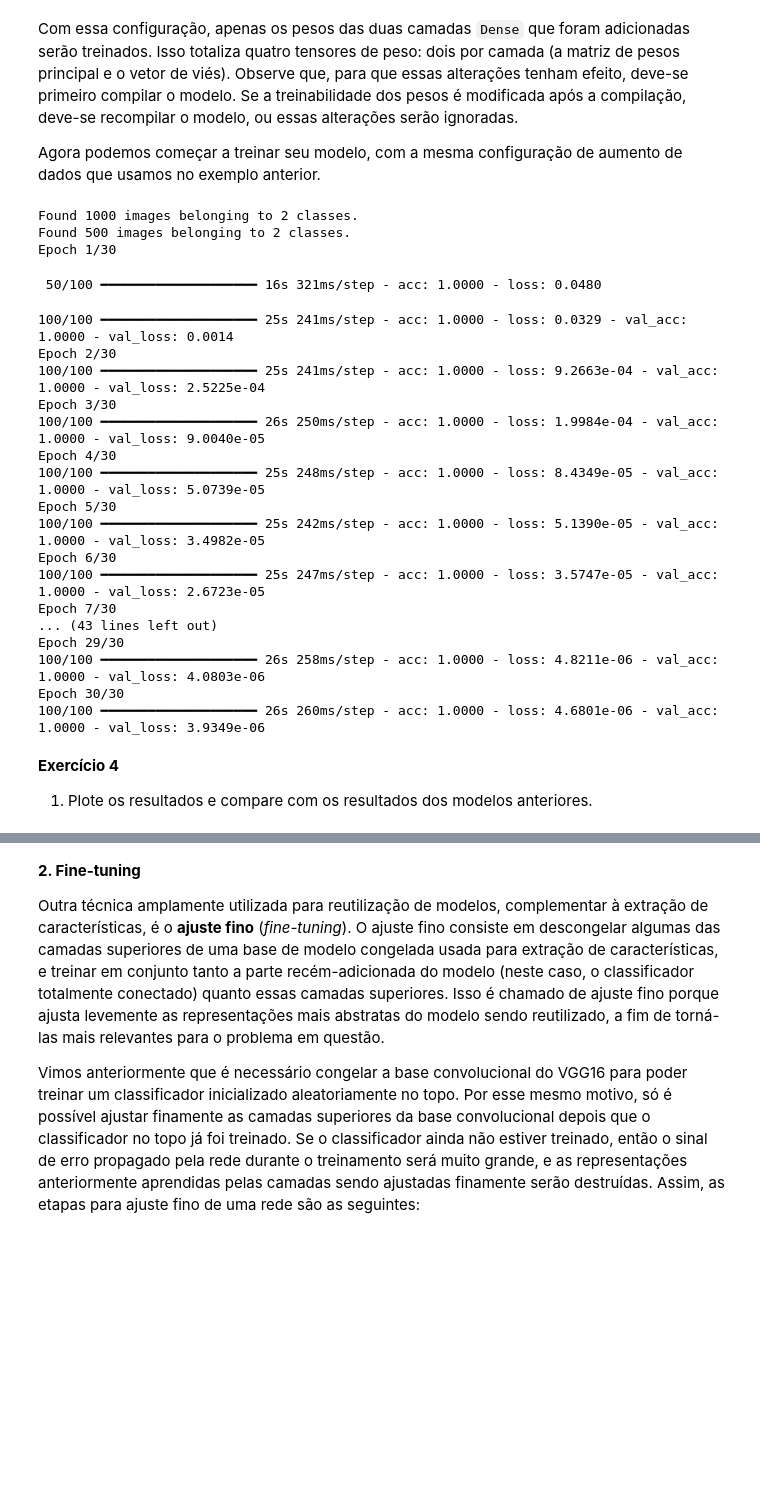
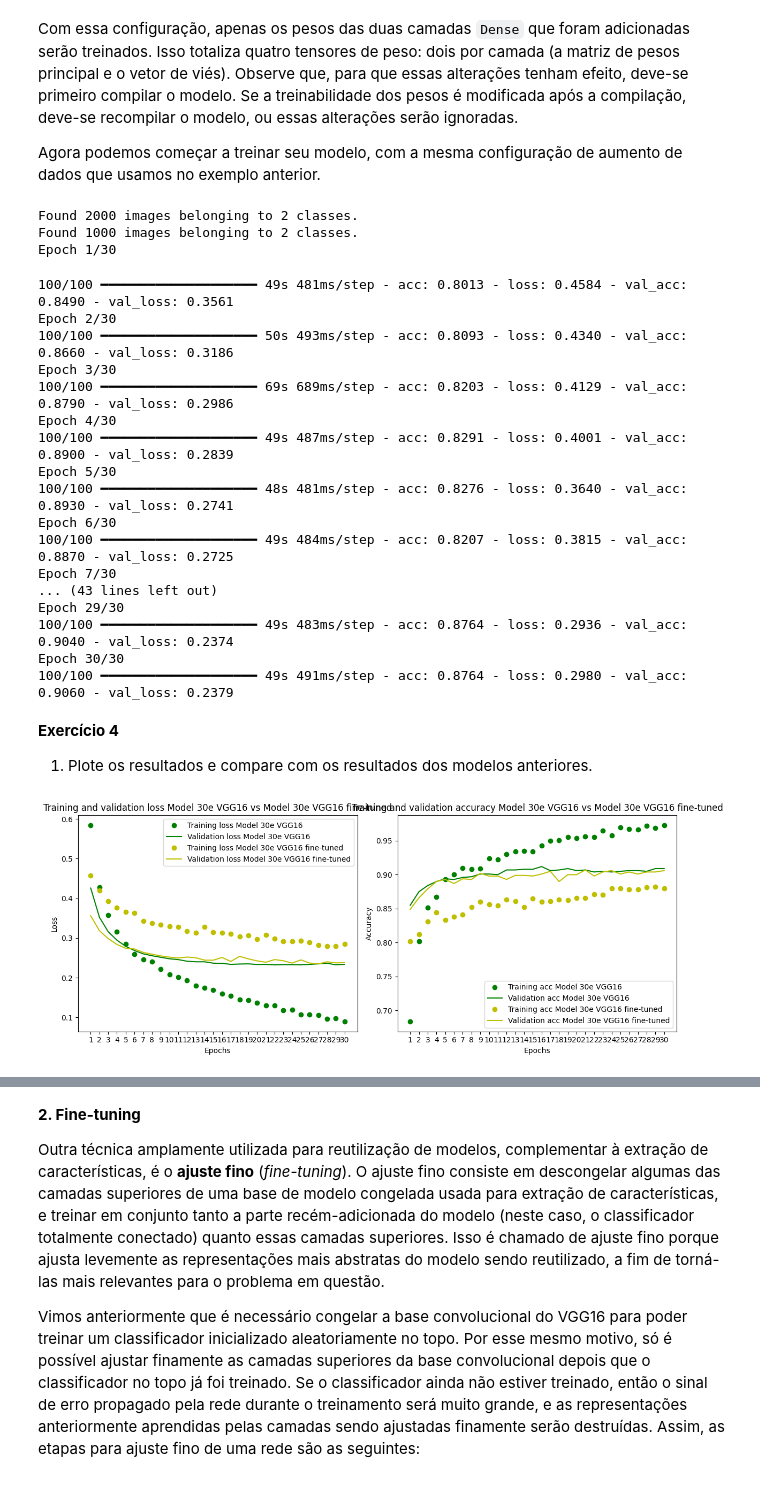
Before and after one commit to olucaslopes/dogs-cats-deep-learning, a Jupyter notebook: dogsvscats.ipynb, the cells around one changed output, grey strips where cells are left out. Cells and saved outputs as stored; diff of their text form; code cells hidden in the pictures; blank space fills up the shorter version.

```diff
--- a/dogsvscats.ipynb
+++ b/dogsvscats.ipynb
@@ -753,35 +781,34 @@ validation_generator = test_datagen.flow_from_directory(
   class_mode='binary',
   seed=0)
 
+set_random_seed(0)
+
 model_4.compile(loss='binary_crossentropy',
   optimizer=optimizers.RMSprop(learning_rate=2e-5),
   metrics=['acc'])
 
 history_4 = model_4.fit(
   train_generator,
-  steps_per_epoch=100,
   epochs=30,
-  validation_data=validation_generator,
-  validation_steps=50)
+  validation_data=validation_generator)
 # %% [output]
+Found 2000 images belonging to 2 classes.
 Found 1000 images belonging to 2 classes.
-Found 500 images belonging to 2 classes.
 Epoch 1/30
- 50/100 ━━━━━━━━━━━━━━━━━━━━ 16s 321ms/step - acc: 1.0000 - loss: 0.0480
+100/100 ━━━━━━━━━━━━━━━━━━━━ 49s 481ms/step - acc: 0.8013 - loss: 0.4584 - val_acc: 0.8490 - val_loss: 0.3561
+Epoch 2/30
+100/100 ━━━━━━━━━━━━━━━━━━━━ 50s 493ms/step - acc: 0.8093 - loss: 0.4340 - val_acc: 0.8660 - val_loss: 0.3186
+Epoch 3/30
+100/100 ━━━━━━━━━━━━━━━━━━━━ 69s 689ms/step - acc: 0.8203 - loss: 0.4129 - val_acc: 0.8790 - val_loss: 0.2986
+Epoch 4/30
+100/100 ━━━━━━━━━━━━━━━━━━━━ 49s 487ms/step - acc: 0.8291 - loss: 0.4001 - val_acc: 0.8900 - val_loss: 0.2839
+Epoch 5/30
+100/100 ━━━━━━━━━━━━━━━━━━━━ 48s 481ms/step - acc: 0.8276 - loss: 0.3640 - val_acc: 0.8930 - val_loss: 0.2741
+Epoch 6/30
+100/100 ━━━━━━━━━━━━━━━━━━━━ 49s 484ms/step - acc: 0.8207 - loss: 0.3815 - val_acc: 0.8870 - val_loss: 0.2725
+Epoch 7/30
+... (43 lines left out)
+Epoch 29/30
+100/100 ━━━━━━━━━━━━━━━━━━━━ 49s 483ms/step - acc: 0.8764 - loss: 0.2936 - val_acc: 0.9040 - val_loss: 0.2374
+Epoch 30/30
+100/100 ━━━━━━━━━━━━━━━━━━━━ 49s 491ms/step - acc: 0.8764 - loss: 0.2980 - val_acc: 0.9060 - val_loss: 0.2379
-100/100 ━━━━━━━━━━━━━━━━━━━━ 25s 241ms/step - acc: 1.0000 - loss: 0.0329 - val_acc: 1.0000 - val_loss: 0.0014
-Epoch 2/30
-100/100 ━━━━━━━━━━━━━━━━━━━━ 25s 241ms/step - acc: 1.0000 - loss: 9.2663e-04 - val_acc: 1.0000 - val_loss: 2.5225e-04
-Epoch 3/30
-100/100 ━━━━━━━━━━━━━━━━━━━━ 26s 250ms/step - acc: 1.0000 - loss: 1.9984e-04 - val_acc: 1.0000 - val_loss: 9.0040e-05
-Epoch 4/30
-100/100 ━━━━━━━━━━━━━━━━━━━━ 25s 248ms/step - acc: 1.0000 - loss: 8.4349e-05 - val_acc: 1.0000 - val_loss: 5.0739e-05
-Epoch 5/30
-100/100 ━━━━━━━━━━━━━━━━━━━━ 25s 242ms/step - acc: 1.0000 - loss: 5.1390e-05 - val_acc: 1.0000 - val_loss: 3.4982e-05
-Epoch 6/30
-100/100 ━━━━━━━━━━━━━━━━━━━━ 25s 247ms/step - acc: 1.0000 - loss: 3.5747e-05 - val_acc: 1.0000 - val_loss: 2.6723e-05
-Epoch 7/30
-... (43 lines left out)
-Epoch 29/30
-100/100 ━━━━━━━━━━━━━━━━━━━━ 26s 258ms/step - acc: 1.0000 - loss: 4.8211e-06 - val_acc: 1.0000 - val_loss: 4.0803e-06
-Epoch 30/30
-100/100 ━━━━━━━━━━━━━━━━━━━━ 26s 260ms/step - acc: 1.0000 - loss: 4.6801e-06 - val_acc: 1.0000 - val_loss: 3.9349e-06
@@ -789,3 +818,8 @@ Epoch 30/30
 **Exercício 4**
 
 1. Plote os resultados e compare com os resultados dos modelos anteriores.
+# %%
+plot_train_val_charts(history_3, history_4, model_1_label='30e VGG16', model_2_label='30e VGG16 fine-tuned', color_1='g', color_2='y',
+                      save_path='./charts/cats_and_dogs_small_VGG16_vs_fine_tuned.png')
+# %% [output]
+[figure, added]
```
Also changed, not shown: parts of 37 cells of this notebook, 11 other files.
